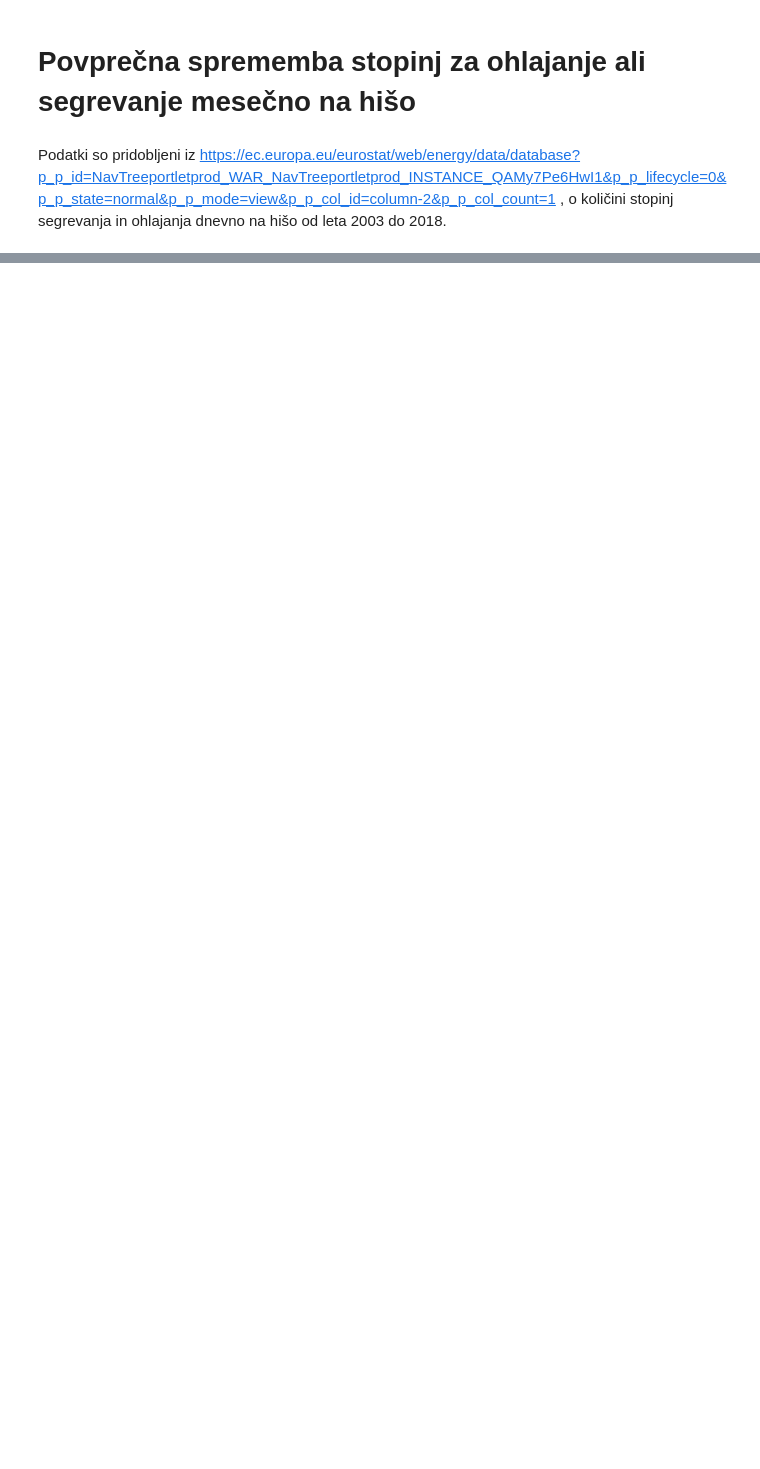
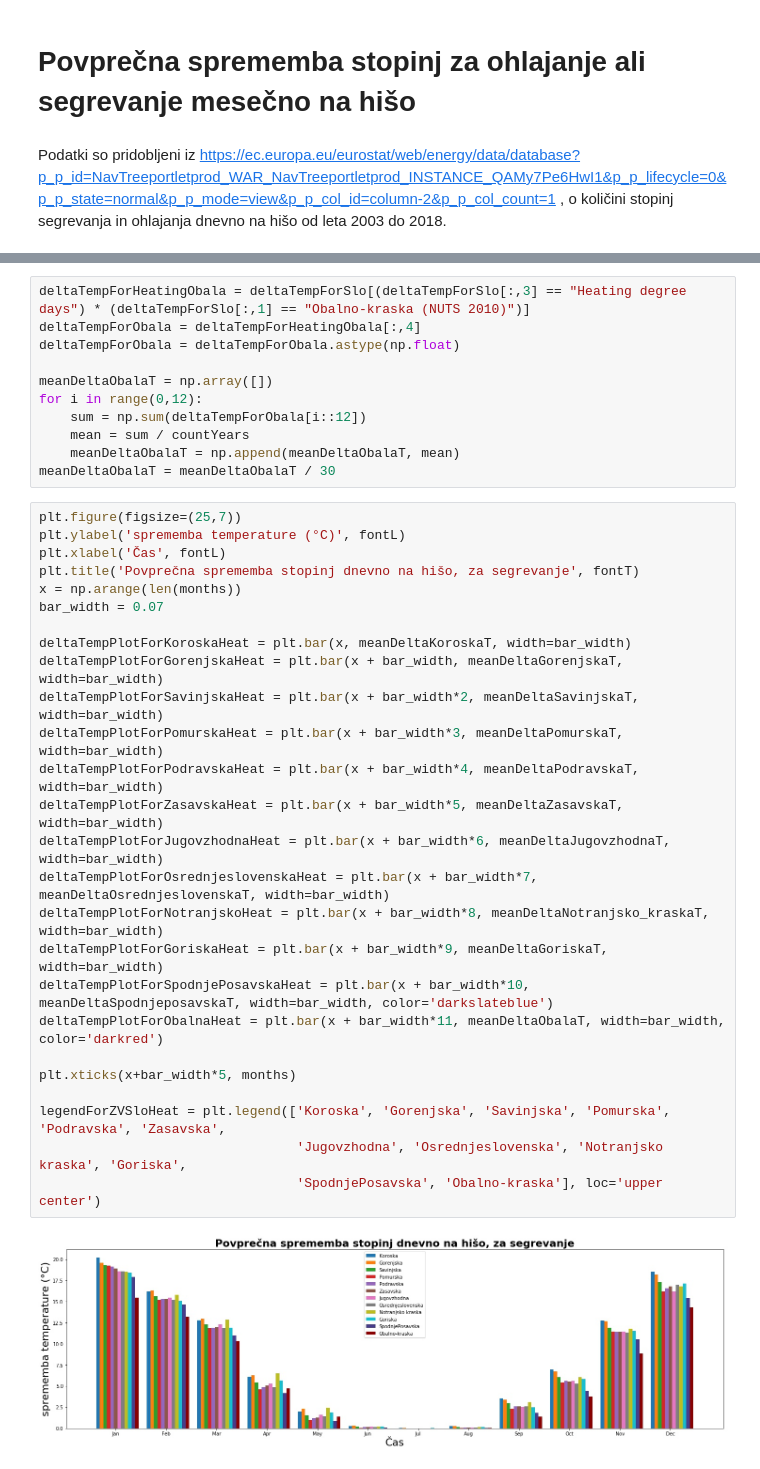
Before and after one commit to vouk95/PR19TVTSKPH, a Jupyter notebook: Segrevanje in ohlajanje hiš, v Sloveniji.ipynb, the cells around one changed output, grey strips where cells are left out. Cells and saved outputs as stored; diff of their text form; blank space fills up the shorter version.

```diff
--- a/Segrevanje in ohlajanje hiš, v Sloveniji.ipynb
+++ b/Segrevanje in ohlajanje hiš, v Sloveniji.ipynb
@@ -126,0 +164,39 @@ Iz grafa vidimo kje v sloveniji se porabi več energije za segrevanje / ohlajanj
+# %%
+deltaTempForHeatingObala = deltaTempForSlo[(deltaTempForSlo[:,3] == "Heating degree days") * (deltaTempForSlo[:,1] == "Obalno-kraska (NUTS 2010)")]
+deltaTempForObala = deltaTempForHeatingObala[:,4]
+deltaTempForObala = deltaTempForObala.astype(np.float)
+
+meanDeltaObalaT = np.array([])
+for i in range(0,12):
+    sum = np.sum(deltaTempForObala[i::12])
+    mean = sum / countYears
+    meanDeltaObalaT = np.append(meanDeltaObalaT, mean)
+meanDeltaObalaT = meanDeltaObalaT / 30
+# %%
+plt.figure(figsize=(25,7))
+plt.ylabel('sprememba temperature (°C)', fontL)
+plt.xlabel('Čas', fontL)
+plt.title('Povprečna sprememba stopinj dnevno na hišo, za segrevanje', fontT)
+x = np.arange(len(months))
+bar_width = 0.07
+
+deltaTempPlotForKoroskaHeat = plt.bar(x, meanDeltaKoroskaT, width=bar_width)
+deltaTempPlotForGorenjskaHeat = plt.bar(x + bar_width, meanDeltaGorenjskaT, width=bar_width)
+deltaTempPlotForSavinjskaHeat = plt.bar(x + bar_width*2, meanDeltaSavinjskaT, width=bar_width)
+deltaTempPlotForPomurskaHeat = plt.bar(x + bar_width*3, meanDeltaPomurskaT, width=bar_width)
+deltaTempPlotForPodravskaHeat = plt.bar(x + bar_width*4, meanDeltaPodravskaT, width=bar_width)
+deltaTempPlotForZasavskaHeat = plt.bar(x + bar_width*5, meanDeltaZasavskaT, width=bar_width)
+deltaTempPlotForJugovzhodnaHeat = plt.bar(x + bar_width*6, meanDeltaJugovzhodnaT, width=bar_width)
+deltaTempPlotForOsrednjeslovenskaHeat = plt.bar(x + bar_width*7, meanDeltaOsrednjeslovenskaT, width=bar_width)
+deltaTempPlotForNotranjskoHeat = plt.bar(x + bar_width*8, meanDeltaNotranjsko_kraskaT, width=bar_width)
+deltaTempPlotForGoriskaHeat = plt.bar(x + bar_width*9, meanDeltaGoriskaT, width=bar_width)
+deltaTempPlotForSpodnjePosavskaHeat = plt.bar(x + bar_width*10, meanDeltaSpodnjeposavskaT, width=bar_width, color='darkslateblue')
+deltaTempPlotForObalnaHeat = plt.bar(x + bar_width*11, meanDeltaObalaT, width=bar_width, color='darkred')
+
+plt.xticks(x+bar_width*5, months)
+
+legendForZVSloHeat = plt.legend(['Koroska', 'Gorenjska', 'Savinjska', 'Pomurska', 'Podravska', 'Zasavska',
+                                 'Jugovzhodna', 'Osrednjeslovenska', 'Notranjsko kraska', 'Goriska',
+                                 'SpodnjePosavska', 'Obalno-kraska'], loc='upper center')
+# %% [output]
+[figure, added]
```
Also changed, not shown: parts of 37 cells of this notebook, 1 other file.
